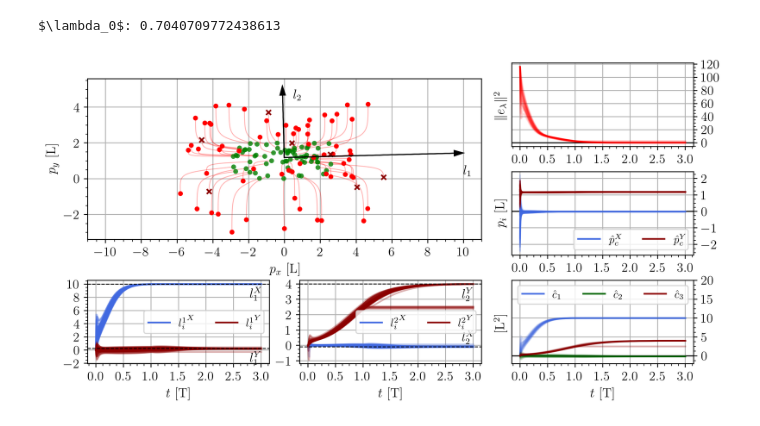
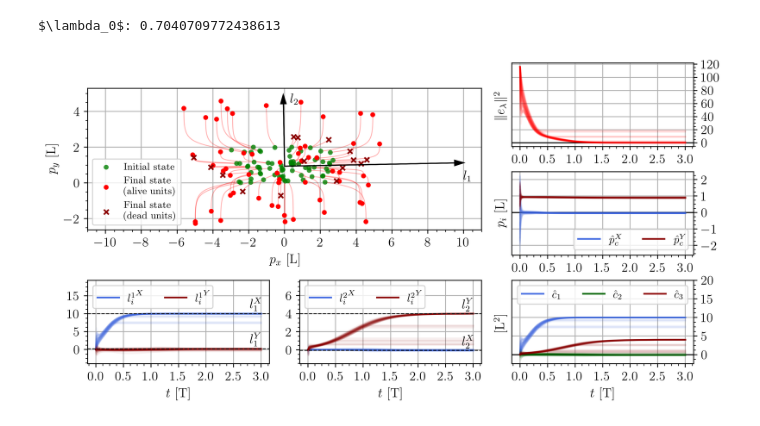
Before and after one commit to Swarm-Systems-Lab/dispersion-formation-control, a Jupyter notebook: notebooks/simulations.ipynb, the cells around one changed output. Cells and saved outputs as stored; diff of their text form; code cells hidden in the pictures.

```diff
--- a/notebooks/simulations.ipynb
+++ b/notebooks/simulations.ipynb
@@ -180,7 +189,7 @@ Z = gen_Z_random(N, rounds=3, seed=2024)
 dt = 0.001
 lambda_d = [10, 4]
 
-sim = SimulatorDistrNew(p0=p0, Z=Z, dt=dt, lambda_d=lambda_d,
+sim = dfc.SimulatorDistrNew(p0=p0, Z=Z, dt=dt, lambda_d=lambda_d,
                         ke=0.4, kpc=1, kc=1, epsilon_phat=1/4, epsilon_chat=1/16)
 
 # Graph connectivity (lambda2)
@@ -201,6 +214,6 @@ for it in tqdm(range(len(t_list))):
     sim.int_euler()
 # %%
 # Generate the plot
-plot_resilience_kill(sim, lim=11, dpi=400, figsize=(10,5), t_sep=0.5)
+dfc.plot_resilience_paper(sim, lim=11, dpi=400, figsize=(10,5), t_sep=0.5)
 # %% [output]
-[figure, old version]
+[figure, new version]
```
Also changed, not shown: parts of 11 cells of this notebook, 16 other files.
